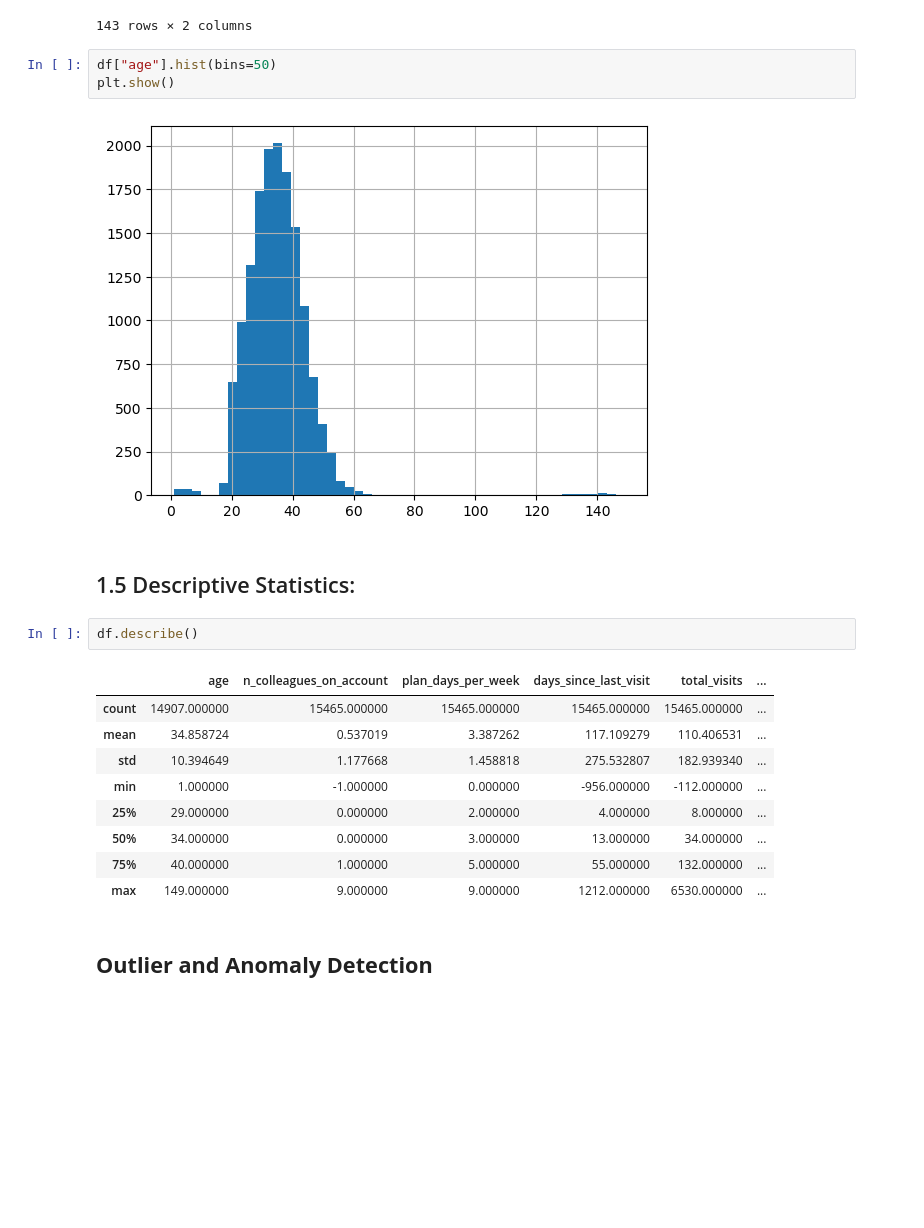
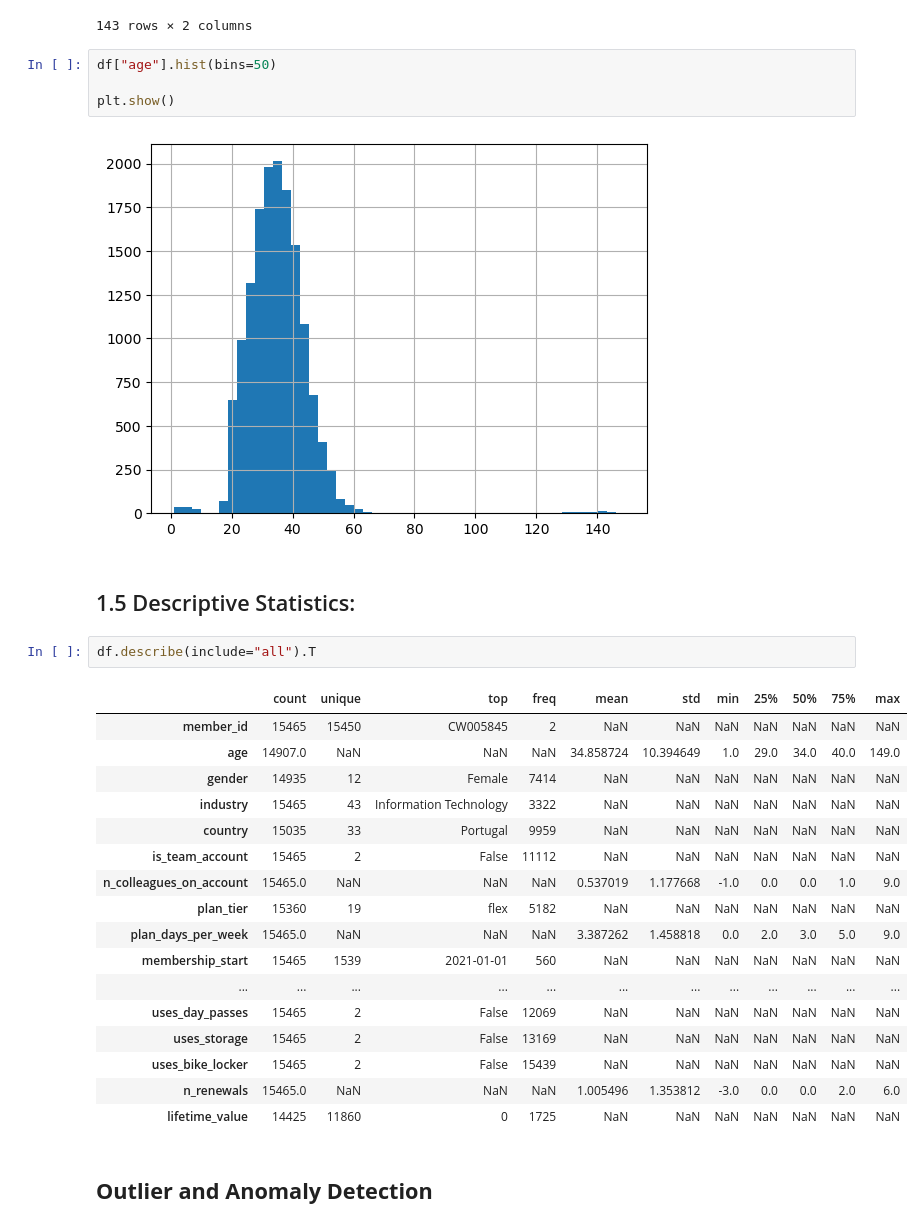
Before and after one commit to Diogosousa03/DM_Grupo18, a Jupyter notebook: notebooks/Group18_EDA_Code.ipynb, the cells around one changed output. Drawn from its saved outputs; the diff is of its cells as text; blank space fills up the shorter version.

```diff
--- a/notebooks/Group18_EDA_Code.ipynb
+++ b/notebooks/Group18_EDA_Code.ipynb
@@ -283,23 +283,32 @@ df[(df["age"] < 16) | (df["age"] > 100)][["member_id", "age"]]
 143 rows × 2 columns
 # %%
 df["age"].hist(bins=50)
+
 plt.show()
 # %% [output]
 [figure]
 # %% [markdown]
 ## 1.5 Descriptive Statistics:
 # %%
-df.describe()
+df.describe(include="all").T
 # %% [output]
-|  | age | n_colleagues_on_account | plan_days_per_week | days_since_last_visit | total_visits | ... |
-| count | 14907.000000 | 15465.000000 | 15465.000000 | 15465.000000 | 15465.000000 | ... |
-| mean | 34.858724 | 0.537019 | 3.387262 | 117.109279 | 110.406531 | ... |
-| std | 10.394649 | 1.177668 | 1.458818 | 275.532807 | 182.939340 | ... |
-| min | 1.000000 | -1.000000 | 0.000000 | -956.000000 | -112.000000 | ... |
-| 25% | 29.000000 | 0.000000 | 2.000000 | 4.000000 | 8.000000 | ... |
-| 50% | 34.000000 | 0.000000 | 3.000000 | 13.000000 | 34.000000 | ... |
-| 75% | 40.000000 | 1.000000 | 5.000000 | 55.000000 | 132.000000 | ... |
-| max | 149.000000 | 9.000000 | 9.000000 | 1212.000000 | 6530.000000 | ... |
+|  | count | unique | top | freq | mean | std | min | 25% | 50% | 75% | max |
+| member_id | 15465 | 15450 | CW005845 | 2 | NaN | NaN | NaN | NaN | NaN | NaN | NaN |
+| age | 14907.0 | NaN | NaN | NaN | 34.858724 | 10.394649 | 1.0 | 29.0 | 34.0 | 40.0 | 149.0 |
+| gender | 14935 | 12 | Female | 7414 | NaN | NaN | NaN | NaN | NaN | NaN | NaN |
+| industry | 15465 | 43 | Information Technology | 3322 | NaN | NaN | NaN | NaN | NaN | NaN | NaN |
+| country | 15035 | 33 | Portugal | 9959 | NaN | NaN | NaN | NaN | NaN | NaN | NaN |
+| is_team_account | 15465 | 2 | False | 11112 | NaN | NaN | NaN | NaN | NaN | NaN | NaN |
+| n_colleagues_on_account | 15465.0 | NaN | NaN | NaN | 0.537019 | 1.177668 | -1.0 | 0.0 | 0.0 | 1.0 | 9.0 |
+| plan_tier | 15360 | 19 | flex | 5182 | NaN | NaN | NaN | NaN | NaN | NaN | NaN |
+| plan_days_per_week | 15465.0 | NaN | NaN | NaN | 3.387262 | 1.458818 | 0.0 | 2.0 | 3.0 | 5.0 | 9.0 |
+| membership_start | 15465 | 1539 | 2021-01-01 | 560 | NaN | NaN | NaN | NaN | NaN | NaN | NaN |
+| ... | ... | ... | ... | ... | ... | ... | ... | ... | ... | ... | ... |
+| uses_day_passes | 15465 | 2 | False | 12069 | NaN | NaN | NaN | NaN | NaN | NaN | NaN |
+| uses_storage | 15465 | 2 | False | 13169 | NaN | NaN | NaN | NaN | NaN | NaN | NaN |
+| uses_bike_locker | 15465 | 2 | False | 15439 | NaN | NaN | NaN | NaN | NaN | NaN | NaN |
+| n_renewals | 15465.0 | NaN | NaN | NaN | 1.005496 | 1.353812 | -3.0 | 0.0 | 0.0 | 2.0 | 6.0 |
+| lifetime_value | 14425 | 11860 | 0 | 1725 | NaN | NaN | NaN | NaN | NaN | NaN | NaN |
 # %% [markdown]
 ## **Outlier and Anomaly Detection** ##
 # %% [markdown]
```
